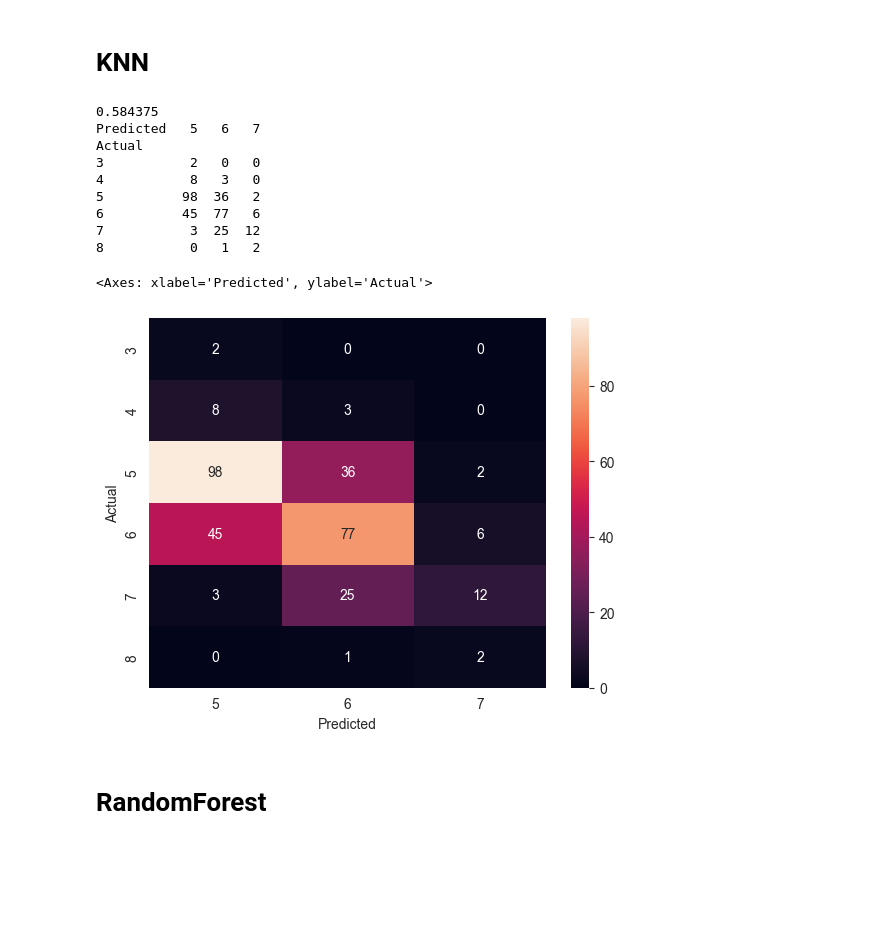
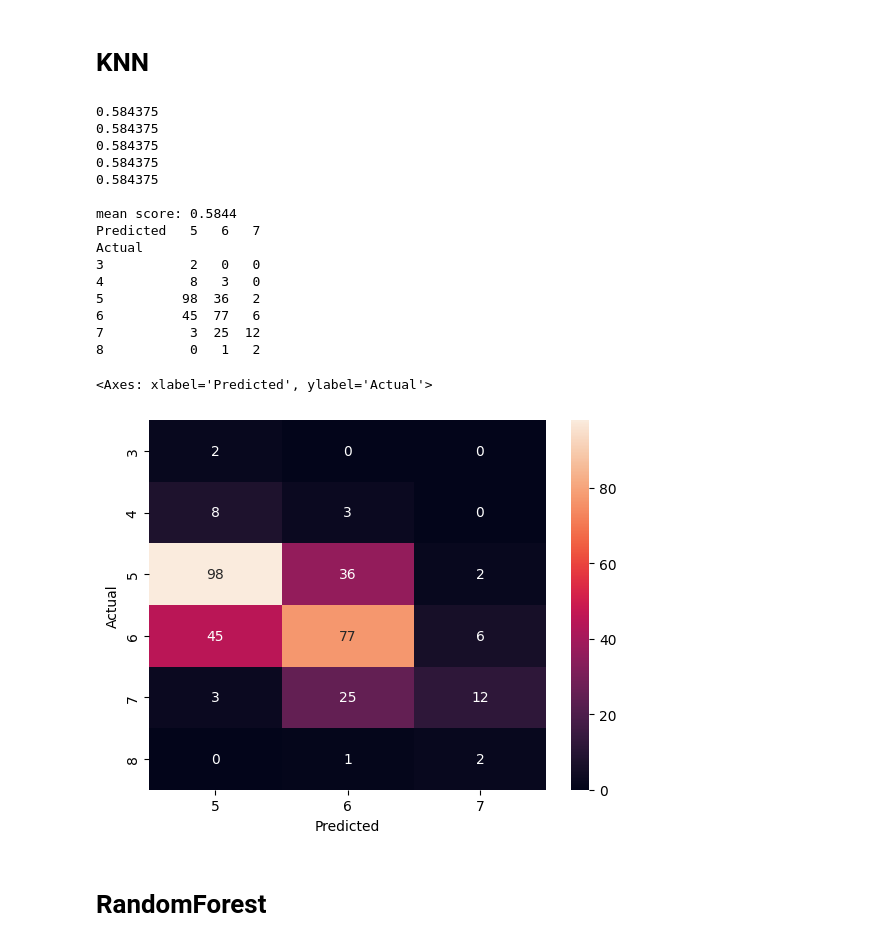
Before and after one commit to DataScience-team8/end-to-end-data-science-project, a Jupyter notebook: term_project.ipynb, the cells around one changed output. Saved outputs shown, nothing was run; the diff lists cells and outputs as text; code cells hidden in the pictures; blank space fills up the shorter version.

```diff
--- a/term_project.ipynb
+++ b/term_project.ipynb
@@ -9,6 +11,6 @@ import seaborn as sn
 # %%
 # Load the dataset
-data = pd.read_csv("data/winequalityN.csv")
+data = pd.read_csv("winequalityN.csv")
 data
 # %% [output]
 |  | type | fixed acidity | volatile acidity | citric acid | residual sugar | chlorides | free sulfur dioxide | ... |
@@ -459,5 +534,24 @@ print("r2 : {}".format(r2_score(red_y_test, y_predict)))
 print("MAE : {}".format(mean_absolute_error(red_y_test, y_predict)))
 print("MSE : {}".format(mean_squared_error(red_y_test, y_predict)))
 print("MAPE : {}".format(mean_absolute_percentage_error(red_y_test, y_predict)))
+
+# Apply Polynomial Features
+poly = PolynomialFeatures(degree=2, include_bias=False)
+new_X_train_poly = poly.fit_transform(new_X_train)
+new_X_test_poly = poly.transform(new_X_test)
+
+# Train the Polynomial Regression model
+model_poly = LinearRegression()
+model_poly.fit(new_X_train_poly, red_y_train)
+
+# Predict using the Polynomial Regression model
+y_predict_poly = model_poly.predict(new_X_test_poly)
+
+# Evaluation for Polynomial Regression
+print("Polynomial Regression Model Scores:")
+print("R2 Score:", r2_score(red_y_test, y_predict_poly))
+print("Mean Absolute Error:", mean_absolute_error(red_y_test, y_predict_poly))
+print("Mean Squared Error:", mean_squared_error(red_y_test, y_predict_poly))
+print("Mean Absolute Percentage Error:", mean_absolute_percentage_error(red_y_test, y_predict_poly))
 # %% [output]
 r2 : 0.36382877079260634
@@ -551,38 +676,49 @@ F1-score: 0.6096942427504696
 # KNN
 # %%
 from sklearn.neighbors import KNeighborsClassifier
+cv_accuracy =[]
+n_iter =0
 
-# Train the KNN model
-knn = KNeighborsClassifier(n_neighbors=10)
-knn.fit(red_X_train, red_y_train)
+for train_idx, test_idx in Sk.split(red_X,red_y):
+  # Train the KNN model
+  knn = KNeighborsClassifier(n_neighbors = 10)
+  knn.fit(red_X_train,red_y_train)
 
-# Predict using the model
-y_predict = knn.predict(red_X_test)
+  # Predict using the model
+  y_predict = knn.predict(red_X_test)
 
-# evaluation
-print(knn.score(red_X_test, red_y_test))
-
+  #evaluation
+  print(knn.score(red_X_test, red_y_test))
+  accuracy =np.round(knn.score(red_X_test, red_y_test),4)
+  cv_accuracy.append(accuracy)
+print(f"\nmean score: {np.mean(cv_accuracy)}")
 # confusion_matrix
 df = pd.DataFrame({'y_predicted': y_predict,
                    'y_actual': red_y_test})
 confusion_matrix = pd.crosstab(df['y_actual'],
                                df['y_predicted'], rownames=['Actual'],
                                colnames=['Predicted'])
 print(confusion_matrix)
 # confusion_matrix visualization
 sn.heatmap(confusion_matrix, annot=True, fmt='.0f')
 # %% [output]
 0.584375
+0.584375
+0.584375
+0.584375
+0.584375
+
+mean score: 0.5844
 Predicted   5   6   7
 Actual
 3           2   0   0
 4           8   3   0
 5          98  36   2
 6          45  77   6
 7           3  25  12
 8           0   1   2
 <Axes: xlabel='Predicted', ylabel='Actual'>
-[figure, old version]
+[figure, new version]
 # %% [markdown]
 # RandomForest
 # %%
```
Also changed, not shown: parts of 13 cells of this notebook.
